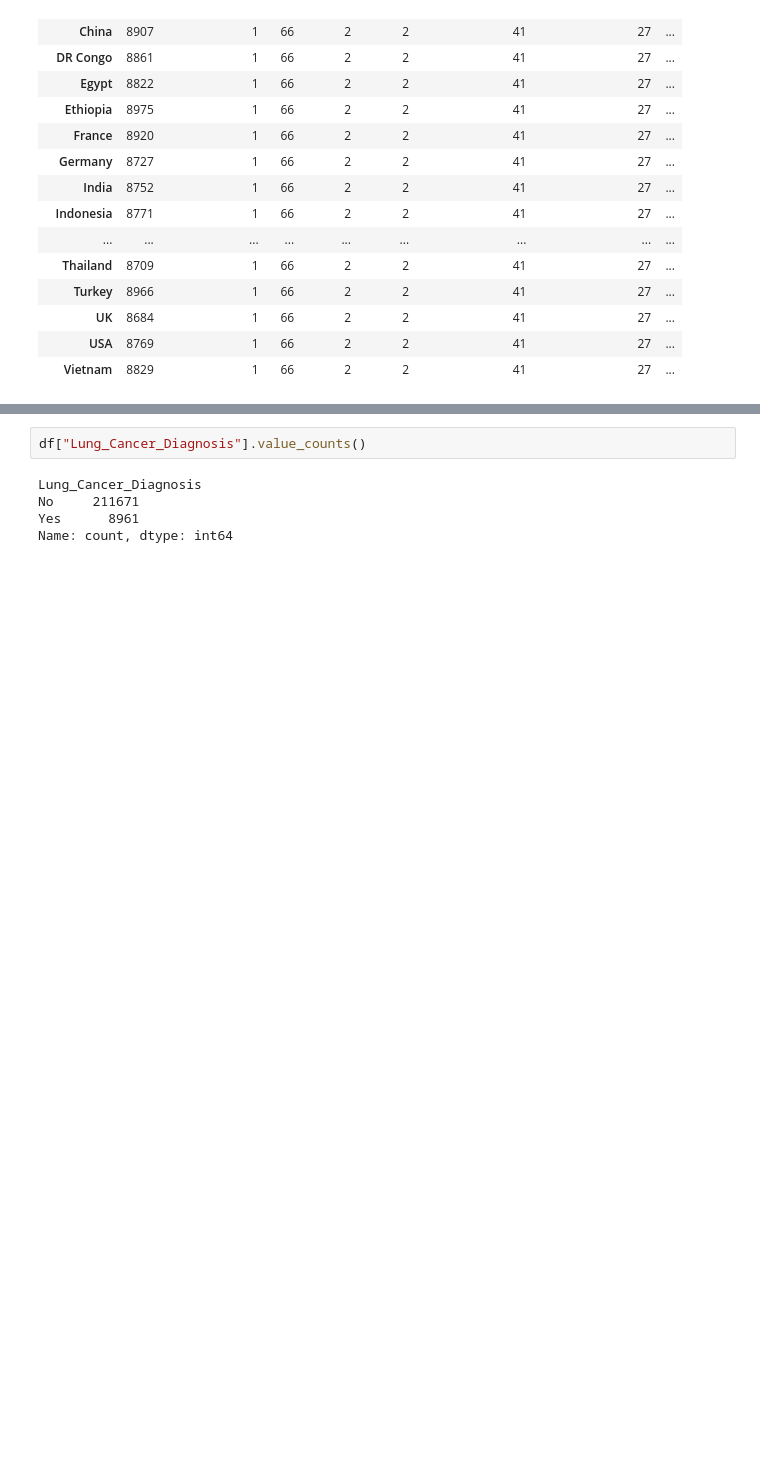
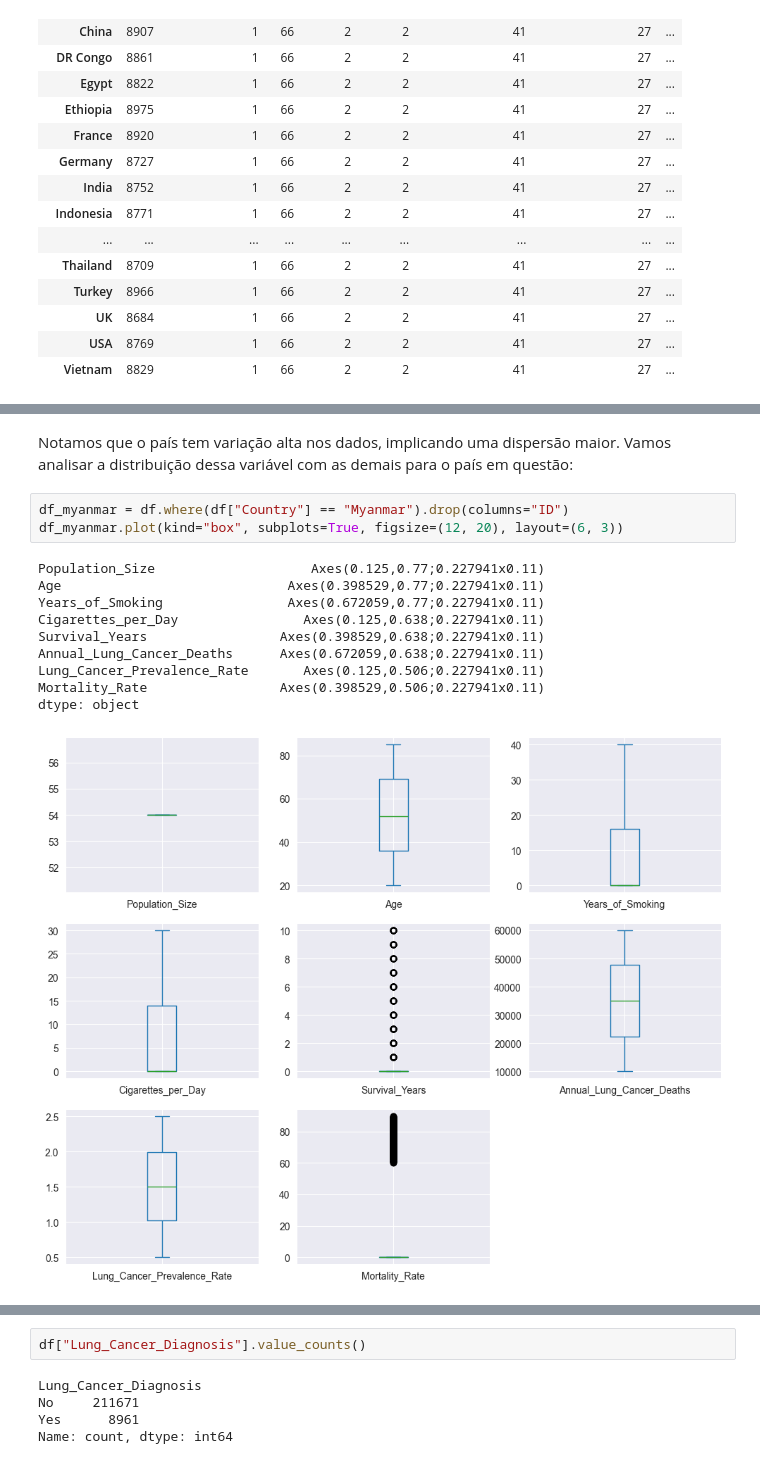
Before and after one commit to ademspr/fiap-ai-tech-challenge-01, a Jupyter notebook: notebooks/tech-challenger-01-analisys.ipynb, the cells around one changed output, grey strips where cells are left out. Drawn from its saved outputs; the diff is of its cells as text; blank space fills up the shorter version.

```diff
--- a/notebooks/tech-challenger-01-analisys.ipynb
+++ b/notebooks/tech-challenger-01-analisys.ipynb
@@ -91,0 +97,16 @@ Vamos entender a distribuição de valores para a variável target:
+# %% [markdown]
+Notamos que o país tem variação alta nos dados, implicando uma dispersão maior. Vamos analisar a distribuição dessa variável com as demais para o país em questão:
+# %%
+df_myanmar = df.where(df["Country"] == "Myanmar").drop(columns="ID")
+df_myanmar.plot(kind="box", subplots=True, figsize=(12, 20), layout=(6, 3))
+# %% [output]
+Population_Size                    Axes(0.125,0.77;0.227941x0.11)
+Age                             Axes(0.398529,0.77;0.227941x0.11)
+Years_of_Smoking                Axes(0.672059,0.77;0.227941x0.11)
+Cigarettes_per_Day                Axes(0.125,0.638;0.227941x0.11)
+Survival_Years                 Axes(0.398529,0.638;0.227941x0.11)
+Annual_Lung_Cancer_Deaths      Axes(0.672059,0.638;0.227941x0.11)
+Lung_Cancer_Prevalence_Rate       Axes(0.125,0.506;0.227941x0.11)
+Mortality_Rate                 Axes(0.398529,0.506;0.227941x0.11)
+dtype: object
+[figure, added]
```
Also changed, not shown: parts of 10 cells of this notebook.
